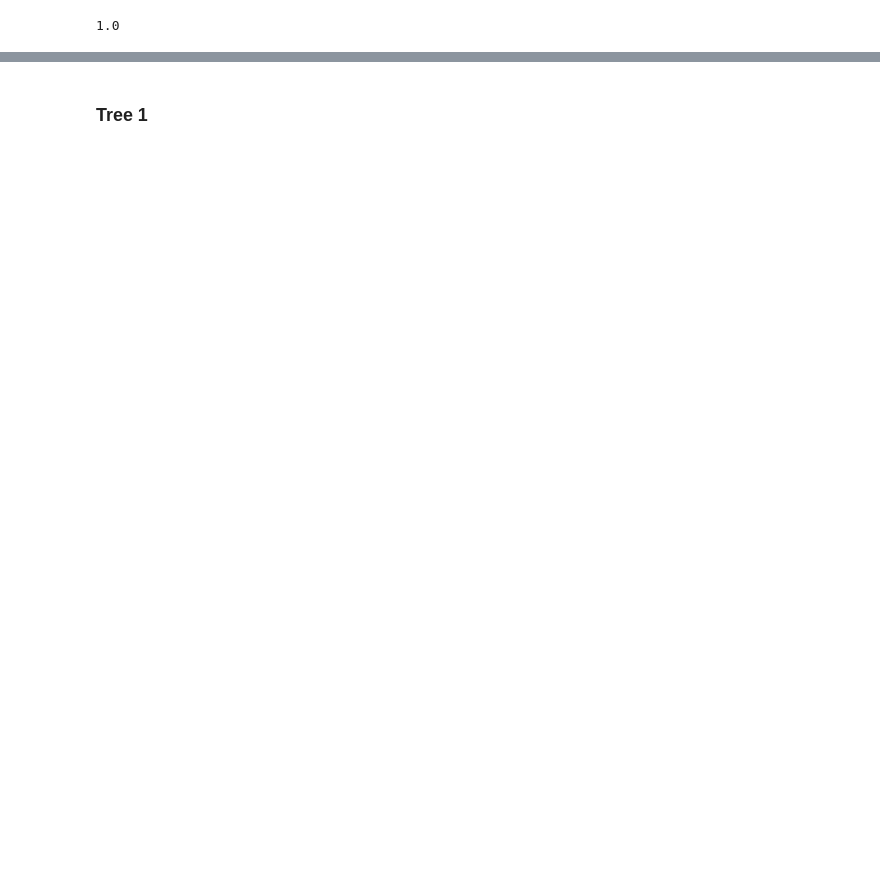
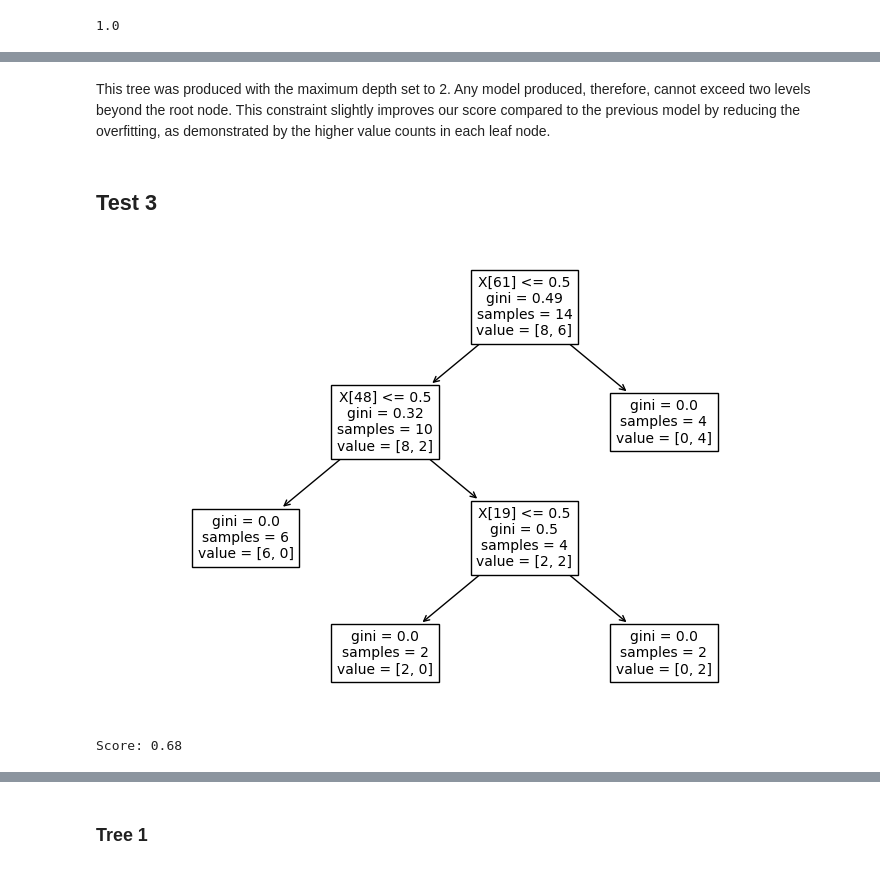
Before and after one commit to gd55hw/F20DL_DMML_Portfolio, a Jupyter notebook: F20DL_Lab8.ipynb, the cells around one changed output, grey strips where cells are left out. Drawn from its saved outputs; the diff is of its cells as text; code cells hidden in the pictures; blank space fills up the shorter version.

```diff
--- a/F20DL_Lab8.ipynb
+++ b/F20DL_Lab8.ipynb
@@ -98,0 +182,14 @@ array([1., 1., 1., 1., 1., 1., 1., 1., 1., 1.])
+# %% [markdown]
+This tree was produced with the maximum depth set to 2. Any model produced, therefore, cannot exceed two levels beyond the root node. This constraint slightly improves our score compared to the previous model by reducing the overfitting, as demonstrated by the higher value counts in each leaf node.
+# %% [markdown]
+## Test 3
+# %%
+tree_3, score_3 = hyperparameter_regularisation(X_train, X_test, y_train, y_test, min_samples_leaf = 2)
+
+plt.figure(figsize=(9,6))
+plot_tree(tree_3, fontsize=10)
+plt.show()
+print("Score: {:.2f}".format(score_3))
+# %% [output]
+[figure, added]
+Score: 0.68
```
Also changed, not shown: parts of 44 cells of this notebook.
